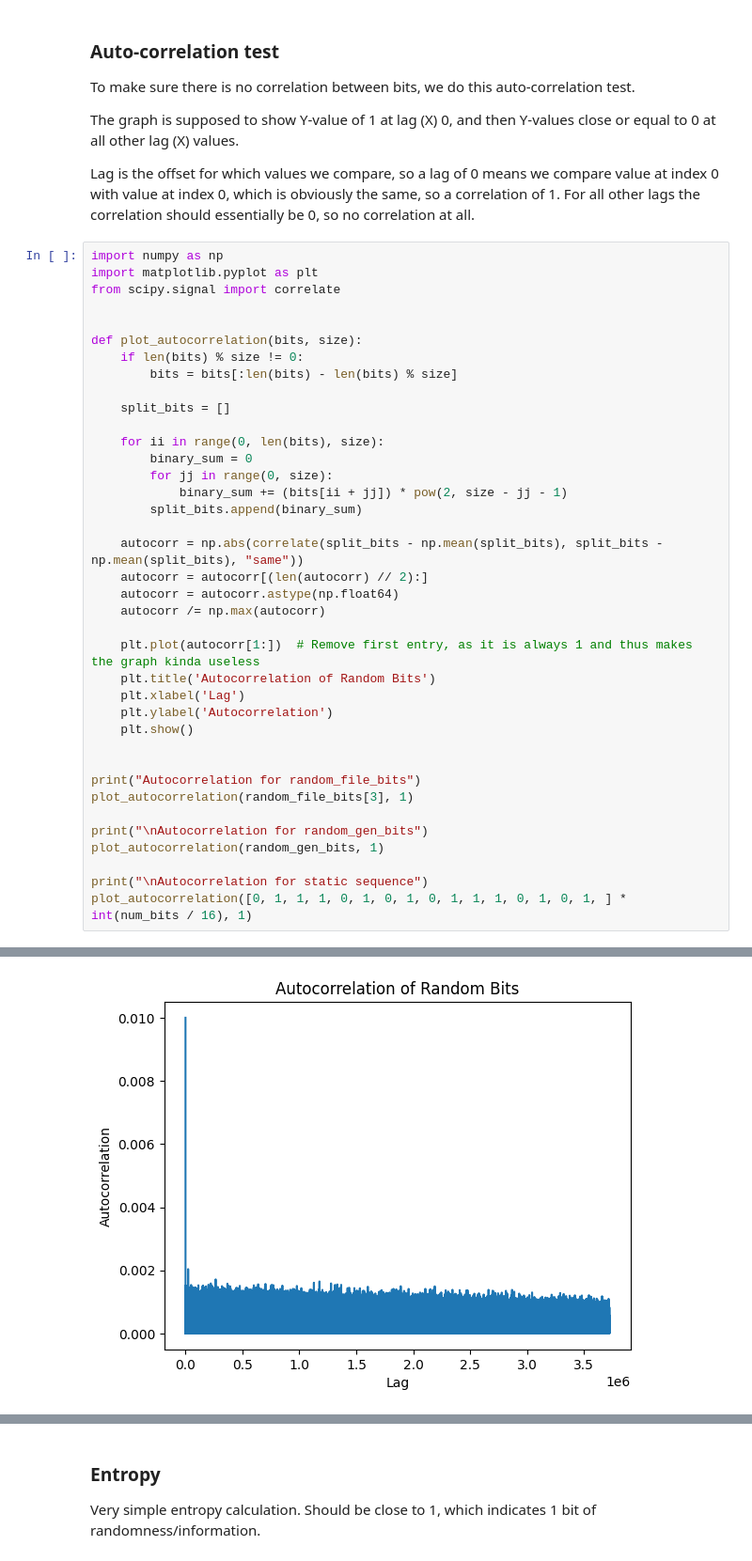
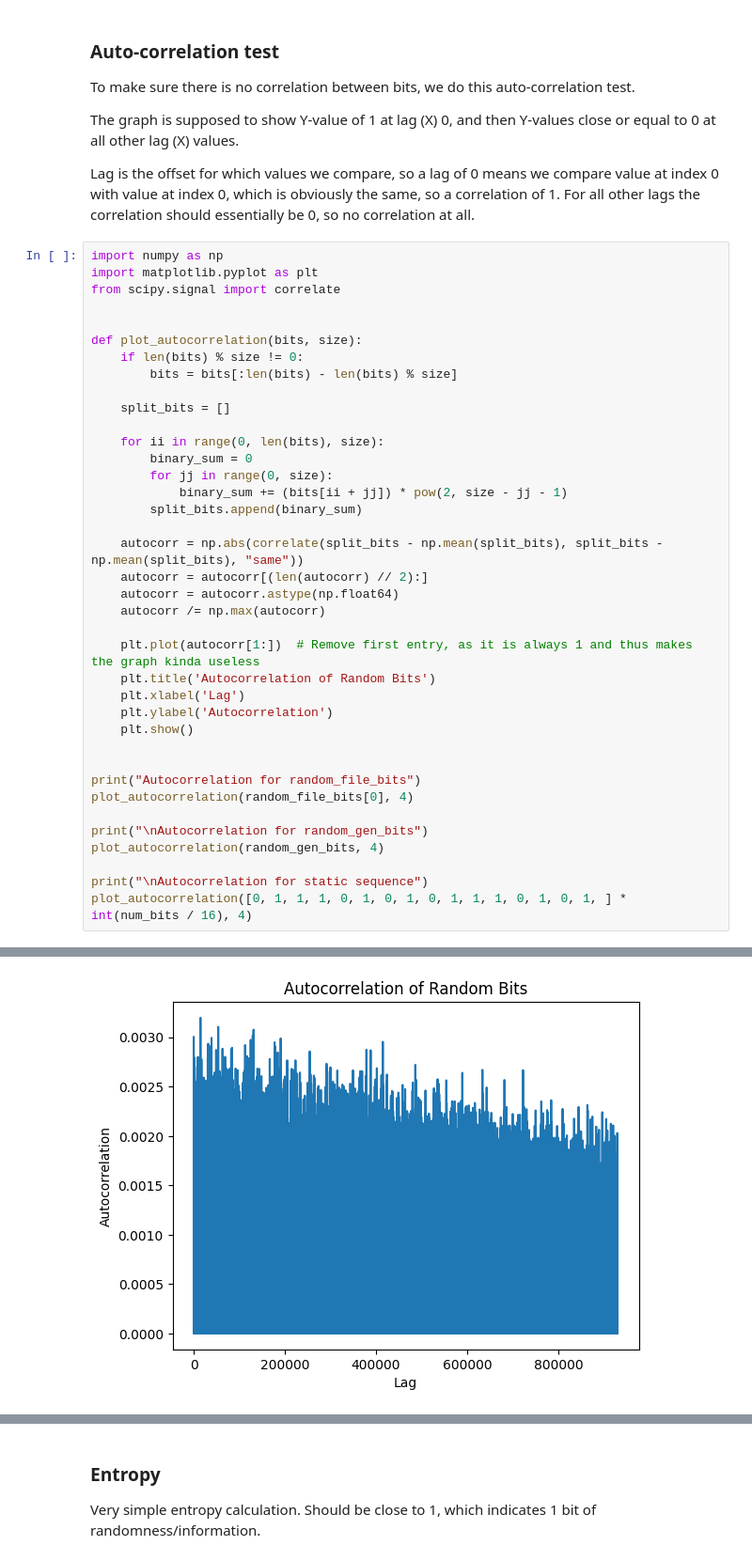
Before and after one commit to Gio200023/TRNG, a Jupyter notebook: stat_tests.ipynb, the cells around one changed output, grey strips where cells are left out. Shown: that part at 94% size. Drawn from its saved outputs; the diff is of its cells as text.

```diff
--- a/stat_tests.ipynb
+++ b/stat_tests.ipynb
@@ -150,35 +176,35 @@ def plot_autocorrelation(bits, size):
     if len(bits) % size != 0:
         bits = bits[:len(bits) - len(bits) % size]
 
     split_bits = []
 
     for ii in range(0, len(bits), size):
         binary_sum = 0
         for jj in range(0, size):
             binary_sum += (bits[ii + jj]) * pow(2, size - jj - 1)
         split_bits.append(binary_sum)
 
     autocorr = np.abs(correlate(split_bits - np.mean(split_bits), split_bits - np.mean(split_bits), "same"))
     autocorr = autocorr[(len(autocorr) // 2):]
     autocorr = autocorr.astype(np.float64)
     autocorr /= np.max(autocorr)
 
     plt.plot(autocorr[1:])  # Remove first entry, as it is always 1 and thus makes the graph kinda useless
     plt.title('Autocorrelation of Random Bits')
     plt.xlabel('Lag')
     plt.ylabel('Autocorrelation')
     plt.show()
 
 
 print("Autocorrelation for random_file_bits")
-plot_autocorrelation(random_file_bits[3], 1)
+plot_autocorrelation(random_file_bits[0], 4)
 
 print("\nAutocorrelation for random_gen_bits")
-plot_autocorrelation(random_gen_bits, 1)
+plot_autocorrelation(random_gen_bits, 4)
 
 print("\nAutocorrelation for static sequence")
-plot_autocorrelation([0, 1, 1, 1, 0, 1, 0, 1, 0, 1, 1, 1, 0, 1, 0, 1, ] * int(num_bits / 16), 1)
+plot_autocorrelation([0, 1, 1, 1, 0, 1, 0, 1, 0, 1, 1, 1, 0, 1, 0, 1, ] * int(num_bits / 16), 4)
 # %% [output]
 Autocorrelation for random_file_bits
-[figure, old version]
+[figure, new version]
 Autocorrelation for random_gen_bits
```
Also changed, not shown: parts of 3 cells of this notebook.
